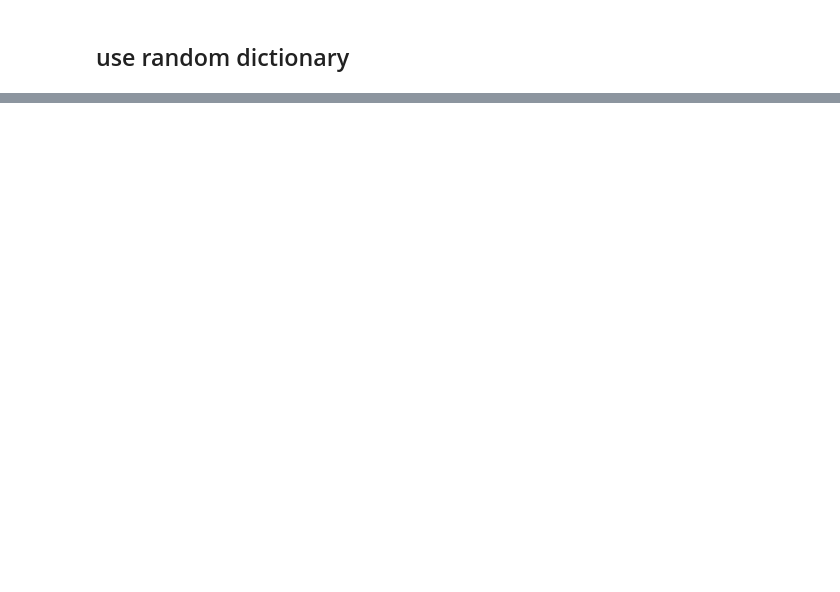
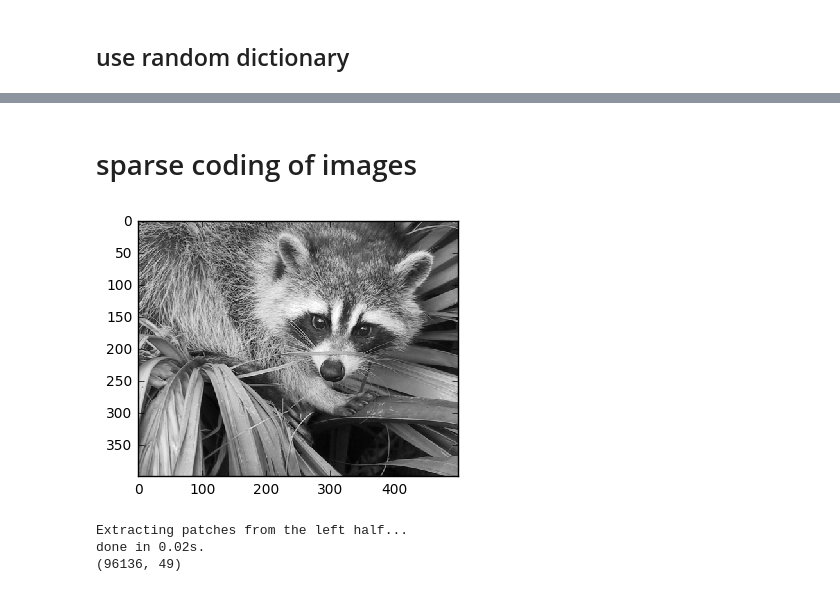
Before and after one commit to d-acharya/OnlineDictionaryLearning, a Jupyter notebook: create_test_data.ipynb, the cells around one changed output, grey strips where cells are left out. Saved outputs shown, nothing was run; the diff lists cells and outputs as text; code cells hidden in the pictures; blank space fills up the shorter version.

Commit message:
add image denoise script

```diff
--- a/create_test_data.ipynb
+++ b/create_test_data.ipynb
@@ -84,0 +104,2 @@ plt.show()
+# %% [markdown]
+# sparse coding of images
@@ -84,0 +118,28 @@ plt.show()
+# %%
+try:
+    from scipy import misc
+    face = misc.face(gray=True)
+except AttributeError:
+    # Old versions of scipy have face in the top level package
+    face = sp.face(gray=True)
+face = resize(face, (400,500))
+height, width = face.shape
+plt.figure(figsize=(5, 3.3))
+plt.imshow(face, cmap=plt.cm.gray, interpolation='nearest')
+plt.show()
+
+# 0~255 => 0~1
+face = face / 255.0
+# Extract all reference patches from the left half of the image
+print('Extracting patches from the left half...')
+t0 = time()
+patch_size = (7, 7)
+data = extract_patches_2d(face[:, :width // 2], patch_size)
+data = data.reshape(data.shape[0], -1)
+print('done in %.2fs.' % (time() - t0))
+print data.shape
+# %% [output]
+[figure, added]
+Extracting patches from the left half...
+done in 0.02s.
+(96136, 49)
```
Also changed, not shown: parts of 9 cells of this notebook.
